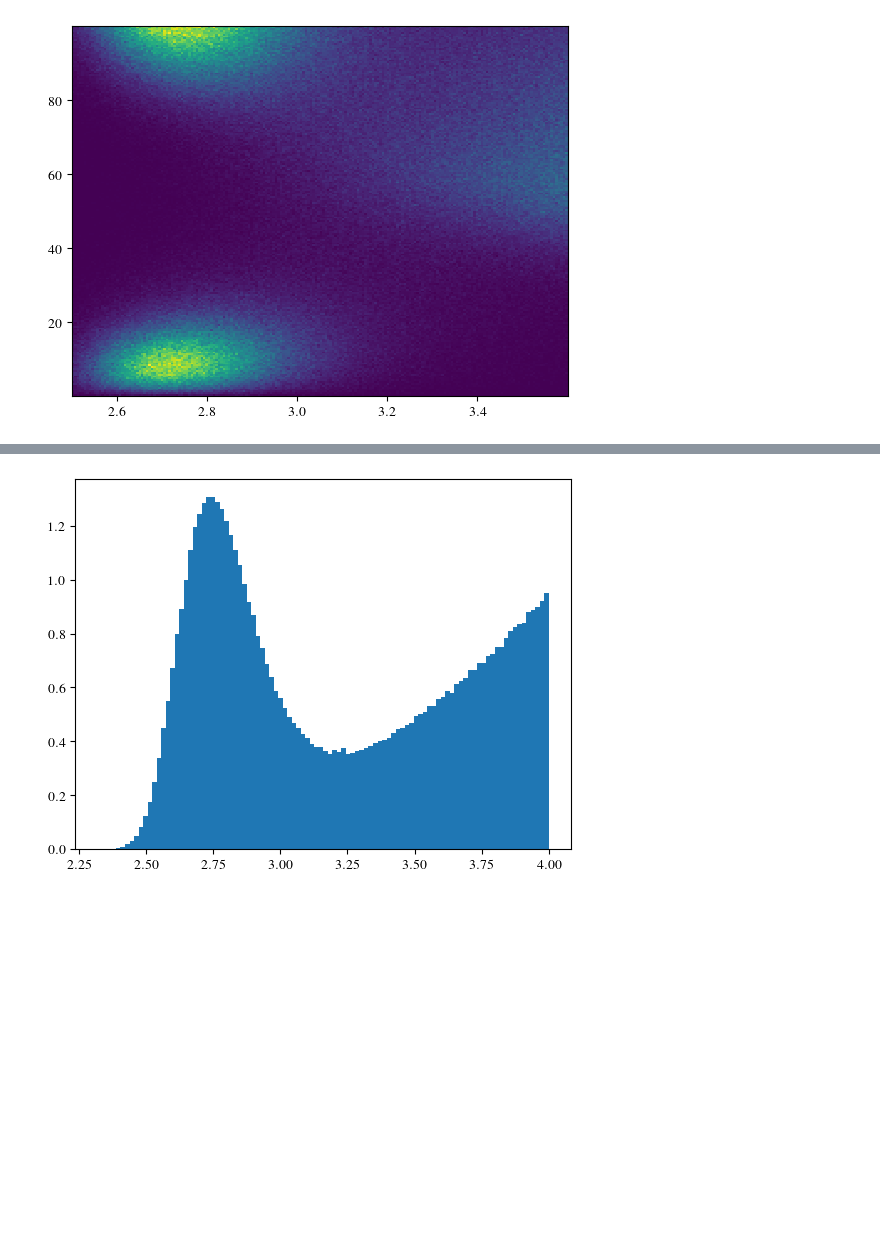
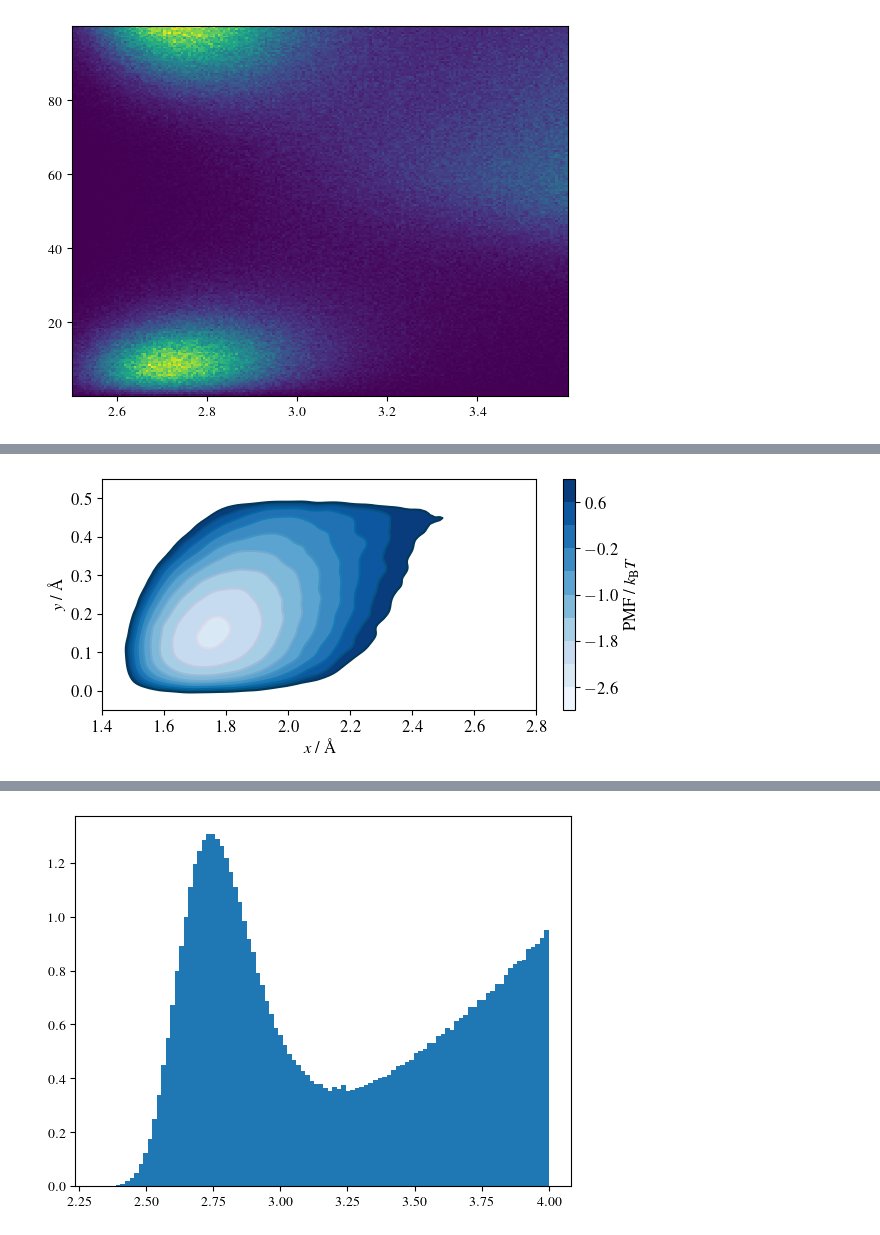
Before and after one commit to Yi-FanLi/NQE-Ice-Tm, a Jupyter notebook: cl.PMF.scan.liq.ipynb, the cells around one changed output, grey strips where cells are left out. Cells and saved outputs as stored; diff of their text form; code cells hidden in the pictures; blank space fills up the shorter version.

```diff
--- a/cl.PMF.scan.liq.ipynb
+++ b/cl.PMF.scan.liq.ipynb
@@ -178,0 +208,21 @@ Text(0, 0.5, '$y/$\\AA')
+# %%
+levels = np.linspace(-3, 1, 11)
+# %%
+plt.figure(figsize=(7, 3))
+plt.xlim(1.4, 2.8)
+plt.ylim(-0.05, 0.55)
+
+plt.xticks(fontsize=12)
+plt.yticks(fontsize=12)
+
+plt.xlabel("$x$ / \AA", fontsize=12)
+plt.ylabel("$y$ / \AA", fontsize=12)
+
+contour = plt.contourf(X_grid, Y_grid, -np.log(Z), levels=levels, cmap='Blues', vmax=1)
+plt.contour(contour, cmap='PuBu')
+cbar = plt.colorbar(contour)
+
+cbar.ax.tick_params(labelsize=12)  # Set the fontsize for the colorbar ticks
+cbar.set_label('PMF / $k_{\mathrm{B}}T$', fontsize=12)
+# %% [output]
+[figure, added]
```
Also changed, not shown: parts of 9 cells of this notebook.
